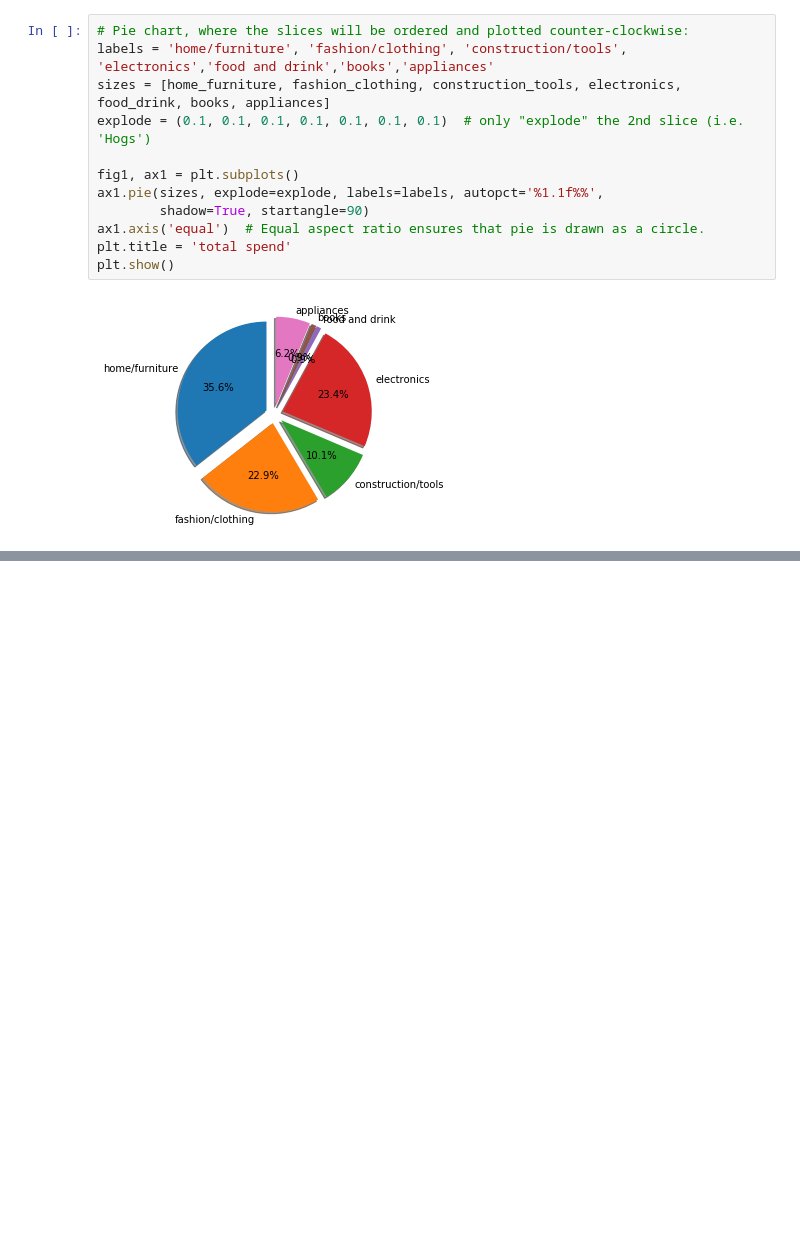
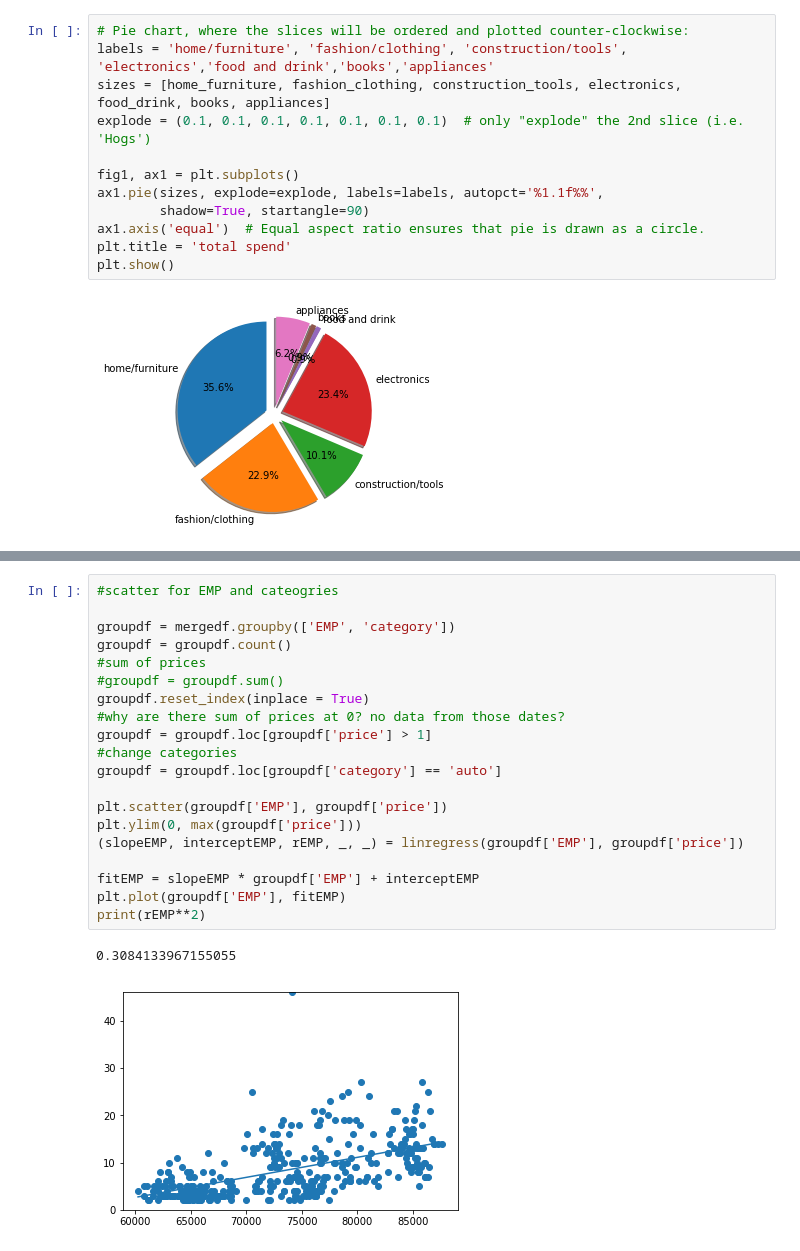
Before and after one commit to BShim92/BrazilianECommerce, a Jupyter notebook: ECommerceDataMerge.ipynb, the cells around one changed output, grey strips where cells are left out. Saved outputs shown, nothing was run; the diff lists cells and outputs as text; blank space fills up the shorter version.

Commit message:
added scatter plots for all products and product categories vs CPI and EMP

```diff
--- a/ECommerceDataMerge.ipynb
+++ b/ECommerceDataMerge.ipynb
@@ -298,0 +322,23 @@ plt.show()
+# %%
+#scatter for EMP and cateogries
+
+groupdf = mergedf.groupby(['EMP', 'category'])
+groupdf = groupdf.count()
+#sum of prices
+#groupdf = groupdf.sum()
+groupdf.reset_index(inplace = True)
+#why are there sum of prices at 0? no data from those dates?
+groupdf = groupdf.loc[groupdf['price'] > 1]
+#change categories
+groupdf = groupdf.loc[groupdf['category'] == 'auto']
+
+plt.scatter(groupdf['EMP'], groupdf['price'])
+plt.ylim(0, max(groupdf['price']))
+(slopeEMP, interceptEMP, rEMP, _, _) = linregress(groupdf['EMP'], groupdf['price'])
+
+fitEMP = slopeEMP * groupdf['EMP'] + interceptEMP
+plt.plot(groupdf['EMP'], fitEMP)
+print(rEMP**2)
+# %% [output]
+0.3084133967155055
+[figure, added]
```
Also changed, not shown: parts of 5 cells of this notebook.
